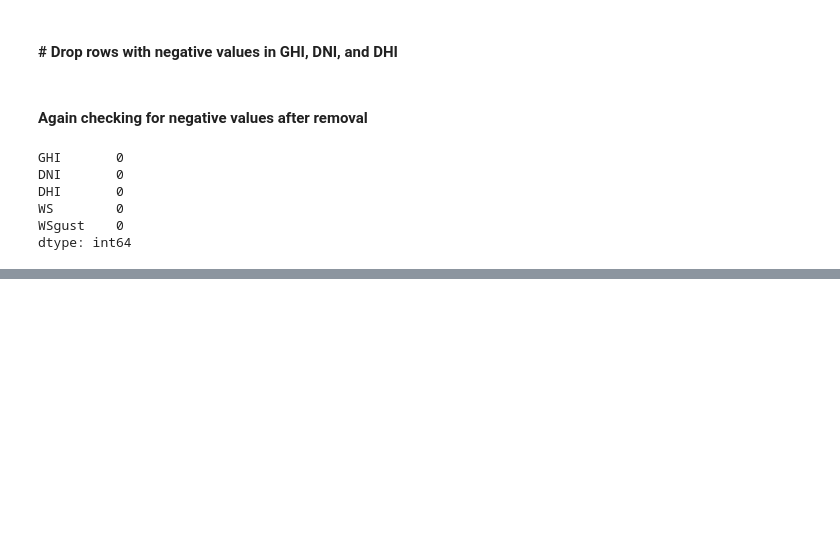
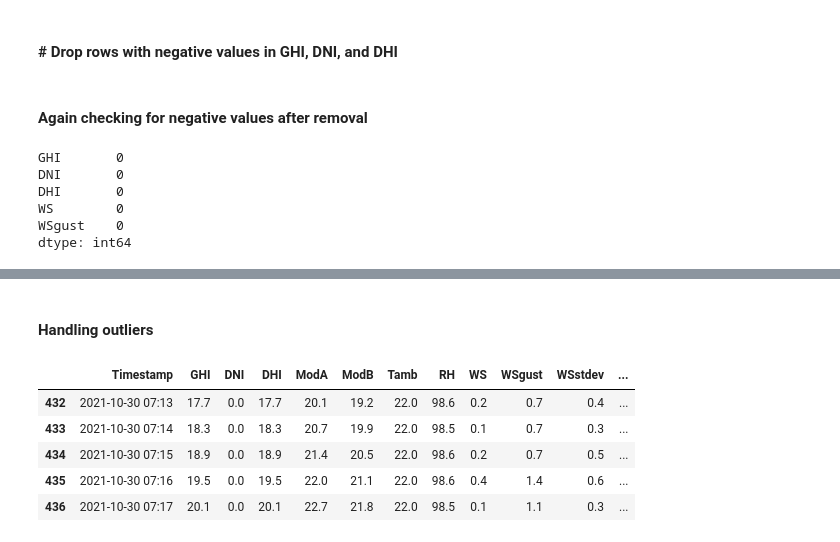
Before and after one commit to Ofgeha-Gelana/moonlight-solar-strategy, a Jupyter notebook: notebooks/summary_statistics.ipynb, the cells around one changed output, grey strips where cells are left out. Cells and saved outputs as stored; diff of their text form; code cells hidden in the pictures; blank space fills up the shorter version.

```diff
--- a/notebooks/summary_statistics.ipynb
+++ b/notebooks/summary_statistics.ipynb
@@ -177,3 +209,16 @@ dtype: int64
+# %% [markdown]
+#### Handling outliers
+# %%
+from scripts.remove_outliers import  remove_outliers
+df = remove_outliers(df)
+df.head()
+# %% [output]
+|  | Timestamp | GHI | DNI | DHI | ModA | ModB | Tamb | RH | WS | WSgust | WSstdev | ... |
+| 432 | 2021-10-30 07:13 | 17.7 | 0.0 | 17.7 | 20.1 | 19.2 | 22.0 | 98.6 | 0.2 | 0.7 | 0.4 | ... |
+| 433 | 2021-10-30 07:14 | 18.3 | 0.0 | 18.3 | 20.7 | 19.9 | 22.0 | 98.5 | 0.1 | 0.7 | 0.3 | ... |
+| 434 | 2021-10-30 07:15 | 18.9 | 0.0 | 18.9 | 21.4 | 20.5 | 22.0 | 98.6 | 0.2 | 0.7 | 0.5 | ... |
+| 435 | 2021-10-30 07:16 | 19.5 | 0.0 | 19.5 | 22.0 | 21.1 | 22.0 | 98.6 | 0.4 | 1.4 | 0.6 | ... |
+| 436 | 2021-10-30 07:17 | 20.1 | 0.0 | 20.1 | 22.7 | 21.8 | 22.0 | 98.5 | 0.1 | 1.1 | 0.3 | ... |
 # %%
 # Visualize outliers in wind speed data
 
```
Also changed, not shown: parts of 4 cells of this notebook, 1 other file.
